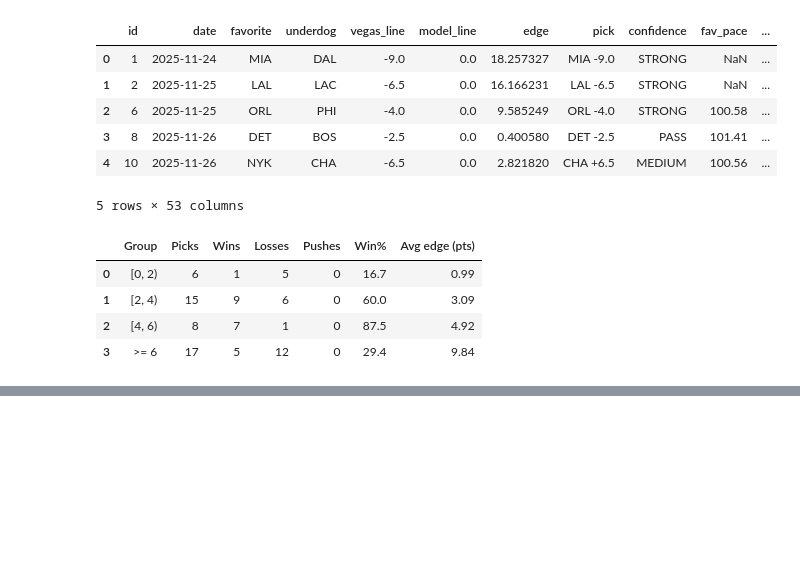
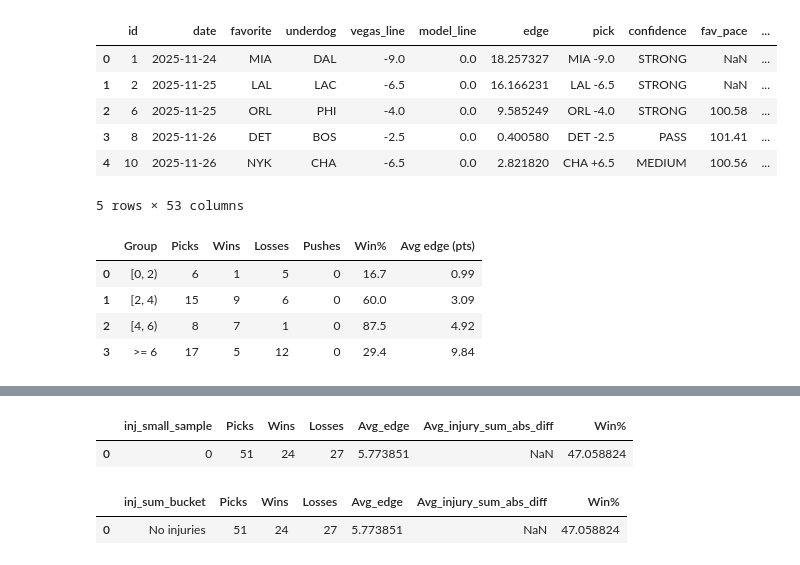
Before and after one commit to dattee/nba_edge_app, a Jupyter notebook: Analysis/performance_sandbox.ipynb, the cells around one changed output, grey strips where cells are left out. Drawn from its saved outputs; the diff is of its cells as text; code cells hidden in the pictures; blank space fills up the shorter version.

```diff
--- a/Analysis/performance_sandbox.ipynb
+++ b/Analysis/performance_sandbox.ipynb
@@ -124,0 +183,60 @@ else:
+# %%
+# Only graded picks (W/L, ignore pushes and nulls)
+gdf = df[df["spread_covered"].isin([0, 1])].copy()
+
+# Convenience columns
+gdf["win"] = (gdf["spread_covered"] == 1).astype(int)
+gdf["loss"] = (gdf["spread_covered"] == 0).astype(int)
+
+summary_small_sample = (
+    gdf.groupby("inj_small_sample")
+    .agg(
+        Picks=("spread_covered", "size"),
+        Wins=("win", "sum"),
+        Losses=("loss", "sum"),
+        Avg_edge=("edge", "mean"),
+        Avg_injury_sum_abs_diff=("injury_sum_abs_diff", "mean"),
+    )
+    .reset_index()
+)
+
+summary_small_sample["Win%"] = (summary_small_sample["Wins"] /
+                                summary_small_sample["Picks"] * 100)
+
+summary_small_sample
+# %% [output]
+|  | inj_small_sample | Picks | Wins | Losses | Avg_edge | Avg_injury_sum_abs_diff | Win% |
+| 0 | 0 | 51 | 24 | 27 | 5.773851 | NaN | 47.058824 |
+# %%
+def bucket_injury_sum(x: float) -> str:
+    if pd.isna(x):
+        return "No injuries"
+    if x < 5:
+        return "[0, 5)"
+    if x < 10:
+        return "[5, 10)"
+    if x < 20:
+        return "[10, 20)"
+    return ">= 20"
+
+gdf["inj_sum_bucket"] = gdf["injury_sum_abs_diff"].apply(bucket_injury_sum)
+
+summary_inj_bucket = (
+    gdf.groupby("inj_sum_bucket")
+    .agg(
+        Picks=("spread_covered", "size"),
+        Wins=("win", "sum"),
+        Losses=("loss", "sum"),
+        Avg_edge=("edge", "mean"),
+        Avg_injury_sum_abs_diff=("injury_sum_abs_diff", "mean"),
+    )
+    .reset_index()
+)
+
+summary_inj_bucket["Win%"] = (summary_inj_bucket["Wins"] /
+                              summary_inj_bucket["Picks"] * 100)
+
+summary_inj_bucket.sort_values("Avg_injury_sum_abs_diff")
+# %% [output]
+|  | inj_sum_bucket | Picks | Wins | Losses | Avg_edge | Avg_injury_sum_abs_diff | Win% |
+| 0 | No injuries | 51 | 24 | 27 | 5.773851 | NaN | 47.058824 |
```
Also changed, not shown: parts of 1 cell of this notebook, 1 other file.
